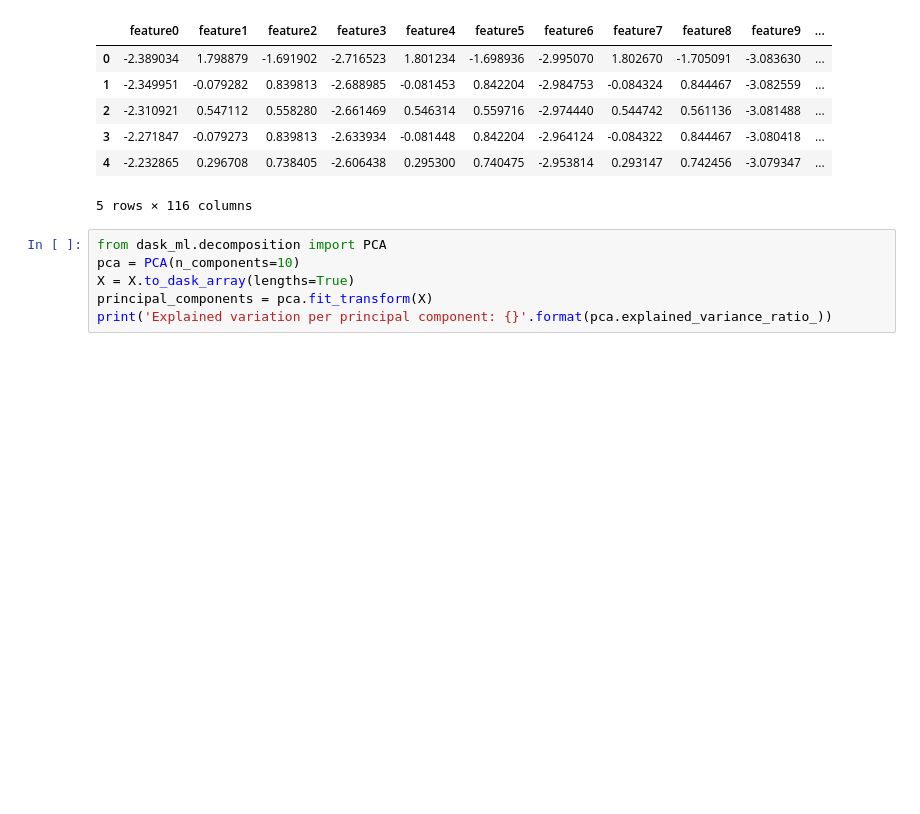
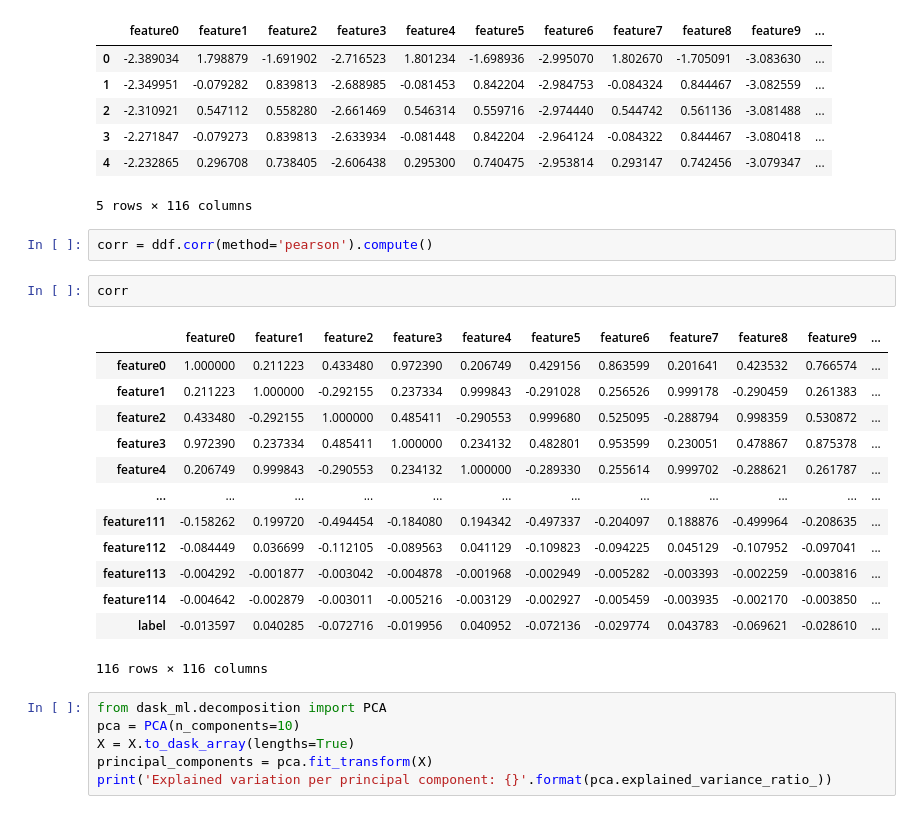
Before and after one commit to VRM1/DaskQuickRecepies, a Jupyter notebook: Experimental/Kitsune_dataset.ipynb, the cells around one changed output. Drawn from its saved outputs; the diff is of its cells as text; blank space fills up the shorter version.

```diff
--- a/Experimental/Kitsune_dataset.ipynb
+++ b/Experimental/Kitsune_dataset.ipynb
@@ -45,6 +45,24 @@ ddf.head()
 | 3 | -2.271847 | -0.079273 | 0.839813 | -2.633934 | -0.081448 | 0.842204 | -2.964124 | -0.084322 | 0.844467 | -3.080418 | ... |
 | 4 | -2.232865 | 0.296708 | 0.738405 | -2.606438 | 0.295300 | 0.740475 | -2.953814 | 0.293147 | 0.742456 | -3.079347 | ... |
 5 rows × 116 columns
+# %%
+corr = ddf.corr(method='pearson').compute()
+# %%
+corr
+# %% [output]
+|  | feature0 | feature1 | feature2 | feature3 | feature4 | feature5 | feature6 | feature7 | feature8 | feature9 | ... |
+| feature0 | 1.000000 | 0.211223 | 0.433480 | 0.972390 | 0.206749 | 0.429156 | 0.863599 | 0.201641 | 0.423532 | 0.766574 | ... |
+| feature1 | 0.211223 | 1.000000 | -0.292155 | 0.237334 | 0.999843 | -0.291028 | 0.256526 | 0.999178 | -0.290459 | 0.261383 | ... |
+| feature2 | 0.433480 | -0.292155 | 1.000000 | 0.485411 | -0.290553 | 0.999680 | 0.525095 | -0.288794 | 0.998359 | 0.530872 | ... |
+| feature3 | 0.972390 | 0.237334 | 0.485411 | 1.000000 | 0.234132 | 0.482801 | 0.953599 | 0.230051 | 0.478867 | 0.875378 | ... |
+| feature4 | 0.206749 | 0.999843 | -0.290553 | 0.234132 | 1.000000 | -0.289330 | 0.255614 | 0.999702 | -0.288621 | 0.261787 | ... |
+| ... | ... | ... | ... | ... | ... | ... | ... | ... | ... | ... | ... |
+| feature111 | -0.158262 | 0.199720 | -0.494454 | -0.184080 | 0.194342 | -0.497337 | -0.204097 | 0.188876 | -0.499964 | -0.208635 | ... |
+| feature112 | -0.084449 | 0.036699 | -0.112105 | -0.089563 | 0.041129 | -0.109823 | -0.094225 | 0.045129 | -0.107952 | -0.097041 | ... |
+| feature113 | -0.004292 | -0.001877 | -0.003042 | -0.004878 | -0.001968 | -0.002949 | -0.005282 | -0.003393 | -0.002259 | -0.003816 | ... |
+| feature114 | -0.004642 | -0.002879 | -0.003011 | -0.005216 | -0.003129 | -0.002927 | -0.005459 | -0.003935 | -0.002170 | -0.003850 | ... |
+| label | -0.013597 | 0.040285 | -0.072716 | -0.019956 | 0.040952 | -0.072136 | -0.029774 | 0.043783 | -0.069621 | -0.028610 | ... |
+116 rows × 116 columns
 # %%
 from dask_ml.decomposition import PCA
 pca = PCA(n_components=10)
```
Also changed, not shown: parts of 1 cell of this notebook, 2 other files.
